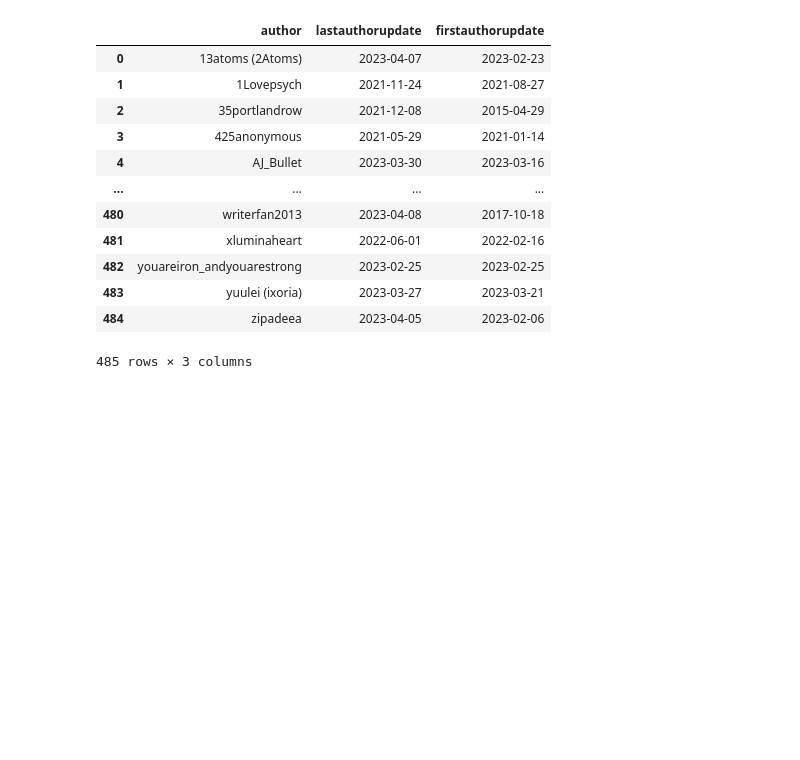
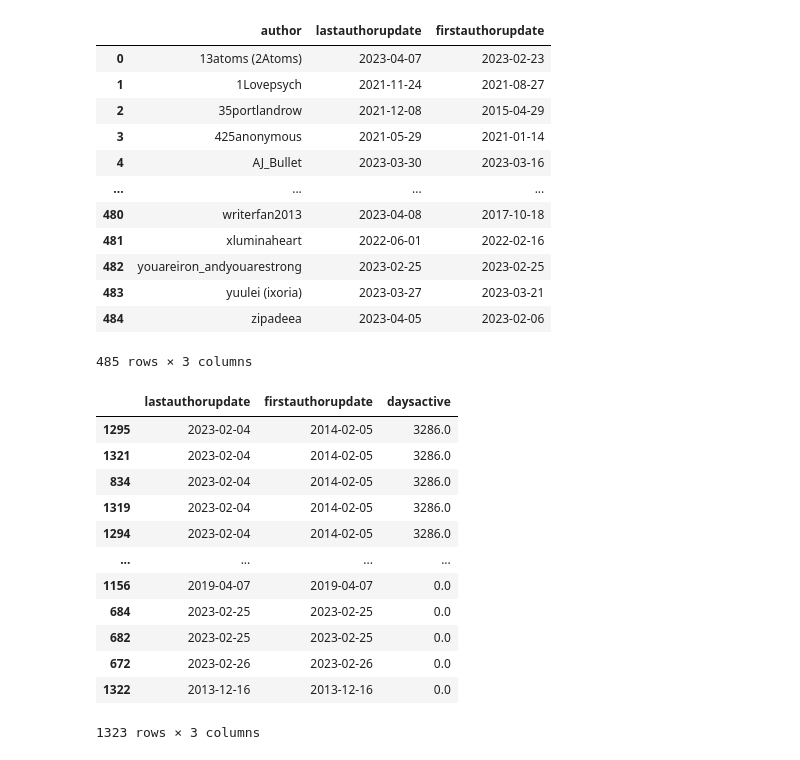
Before and after one commit to biogear13/ao3lockwood-co, a Jupyter notebook: datacleaning.ipynb, the cells around one changed output. Drawn from its saved outputs; the diff is of its cells as text; code cells hidden in the pictures; blank space fills up the shorter version.

```diff
--- a/datacleaning.ipynb
+++ b/datacleaning.ipynb
@@ -193,5 +193,21 @@ working_df=working_df.merge(author_df, how='left', on='author')
 working_df['author_lastupdate_diff'] = (working_df['currentdate']-working_df['lastauthorupdate'])/np.timedelta64(1,'D')
 working_df['daysactive'] = (working_df['lastauthorupdate']-working_df['firstauthorupdate'])/np.timedelta64(1,'D')
 working_df['author_activity'] = working_df['author_lastupdate_diff'].apply(lambda x: 'active' if x<=60 else 'inactive')
+# %%
+working_df[['lastauthorupdate','firstauthorupdate','daysactive']].sort_values(by=['daysactive'], ascending=False)
+# %% [output]
+|  | lastauthorupdate | firstauthorupdate | daysactive |
+| 1295 | 2023-02-04 | 2014-02-05 | 3286.0 |
+| 1321 | 2023-02-04 | 2014-02-05 | 3286.0 |
+| 834 | 2023-02-04 | 2014-02-05 | 3286.0 |
+| 1319 | 2023-02-04 | 2014-02-05 | 3286.0 |
+| 1294 | 2023-02-04 | 2014-02-05 | 3286.0 |
+| ... | ... | ... | ... |
+| 1156 | 2019-04-07 | 2019-04-07 | 0.0 |
+| 684 | 2023-02-25 | 2023-02-25 | 0.0 |
+| 682 | 2023-02-25 | 2023-02-25 | 0.0 |
+| 672 | 2023-02-26 | 2023-02-26 | 0.0 |
+| 1322 | 2013-12-16 | 2013-12-16 | 0.0 |
+1323 rows × 3 columns
 # %%
 working_df.to_csv('ao3_lockwood_and_co_ao_21042023_1857.csv', index=False)
```
